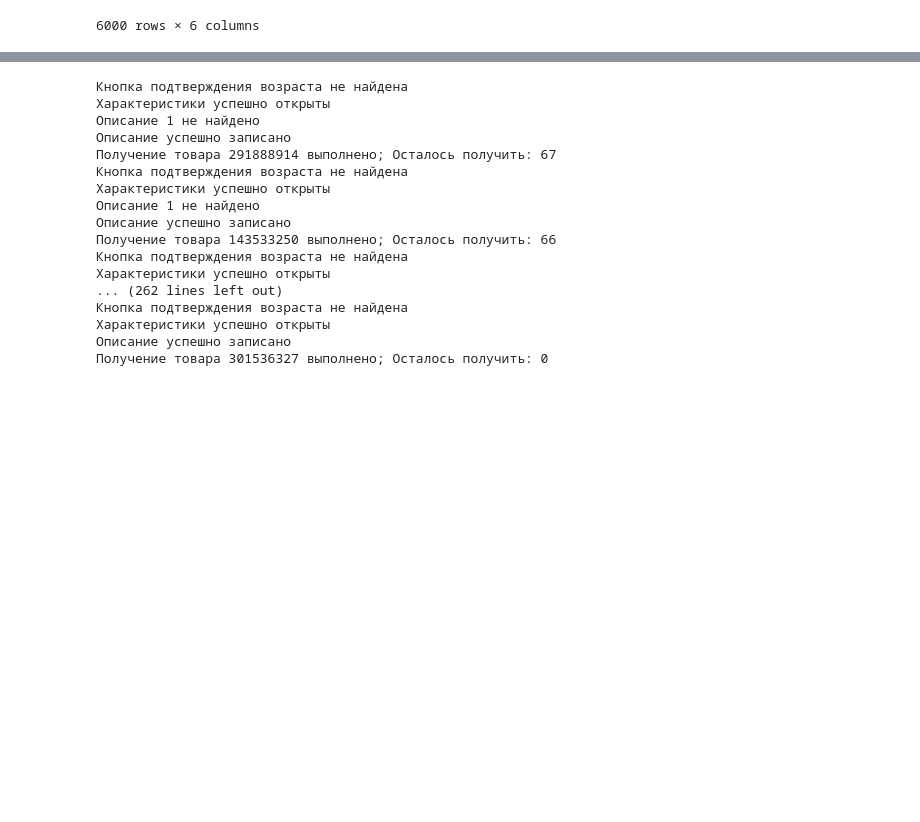
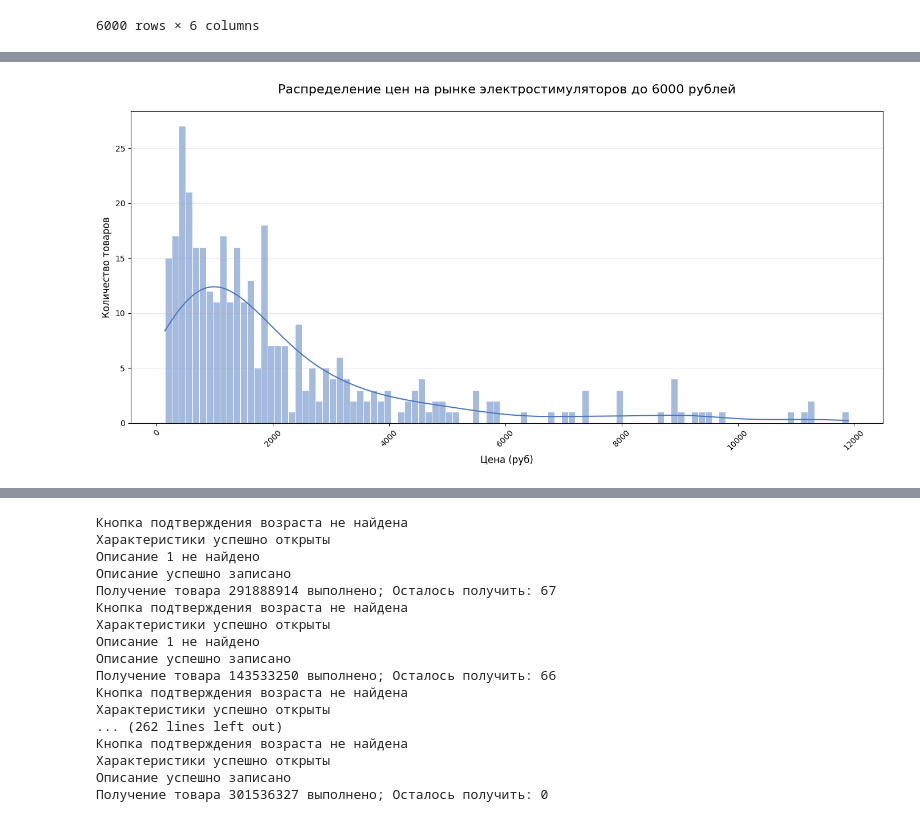
Before and after one commit to nekitmilk/ElectroPunk, a Jupyter notebook: src/notebooks/analisys.ipynb, the cells around one changed output, grey strips where cells are left out. Cells and saved outputs as stored; diff of their text form; code cells hidden in the pictures; blank space fills up the shorter version.

```diff
--- a/src/notebooks/analisys.ipynb
+++ b/src/notebooks/analisys.ipynb
@@ -135,0 +188,25 @@ clear_df.to_csv("../data/cleared_wb_products.csv")
+# %%
+# Распределение цены без выбросов
+
+import matplotlib.pyplot as plt
+import seaborn as sns
+
+price_data = clear_df[clear_df["price"] <= clear_df["price"].mean() + 3 * clear_df["price"].std()]["price"]
+
+plt.figure(figsize=(14, 7))
+ax = sns.histplot(price_data, bins=100, kde=True,
+                 color='#4B77BE', edgecolor='white')
+
+mean_price = price_data.mean()
+median_price = price_data.median()
+
+plt.title('Распределение цен на рынке электростимуляторов до 6000 рублей\n', fontsize=16)
+plt.xlabel('Цена (руб)', fontsize=12)
+plt.ylabel('Количество товаров', fontsize=12)
+plt.grid(axis='y', alpha=0.3)
+plt.xticks(rotation=45)
+plt.tight_layout()
+
+plt.show()
+# %% [output]
+[figure, added]
```
Also changed, not shown: parts of 9 cells of this notebook, 3 other files.
